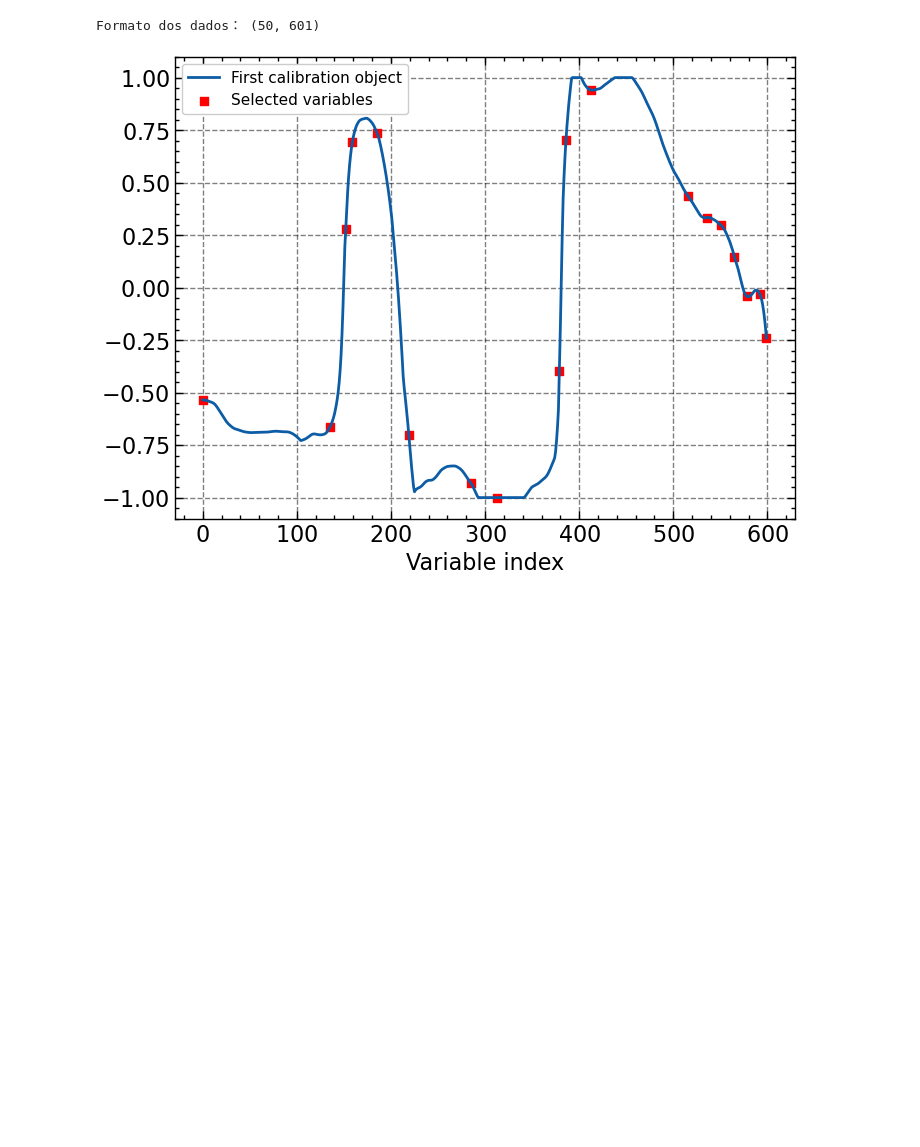
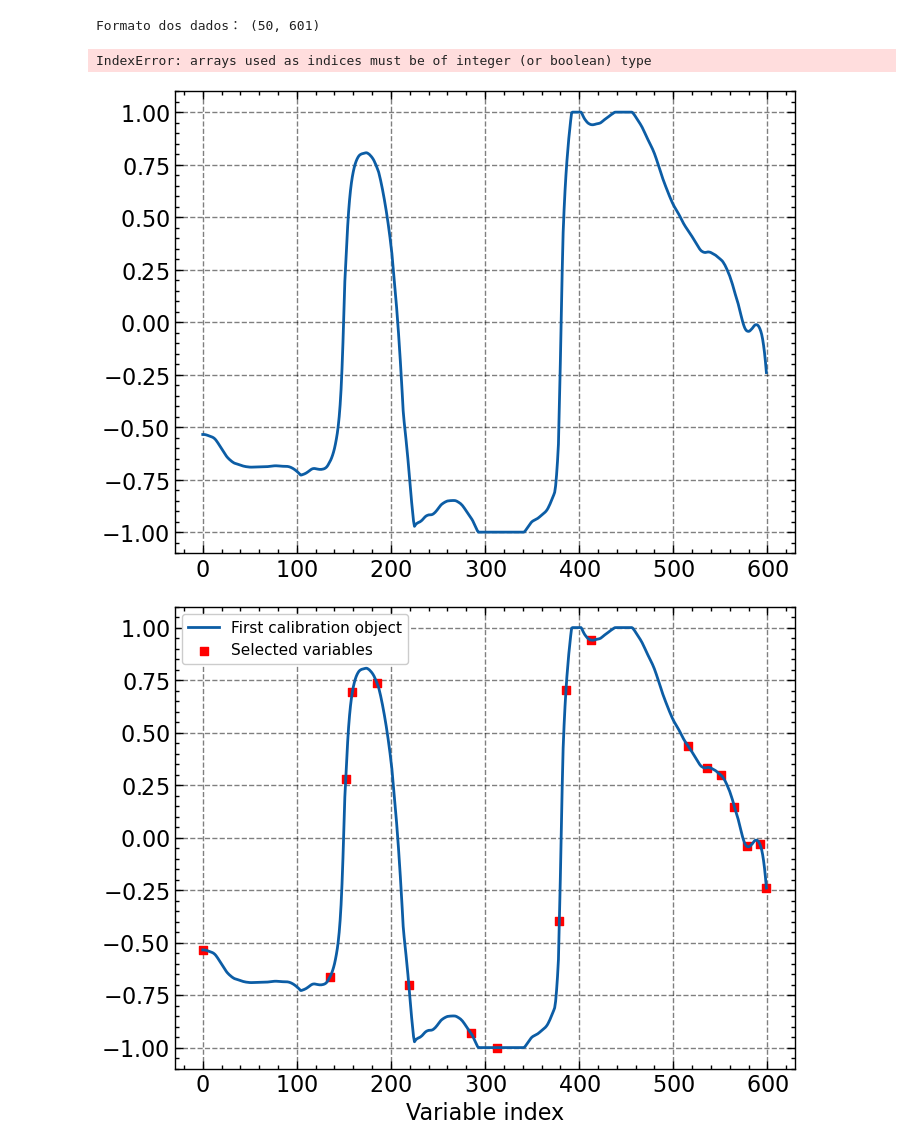
Before and after one commit to yanvgf/successive-projections-algorithm, a Jupyter notebook: Implementacoes/aps.ipynb, the cells around one changed output. Cells and saved outputs as stored; diff of their text form; code cells hidden in the pictures; blank space fills up the shorter version.

Commit message:
Adiçionar opção de plot à função spa()

```diff
--- a/Implementacoes/aps.ipynb
+++ b/Implementacoes/aps.ipynb
@@ -217,7 +217,7 @@ def optimize_hyperparameters(SEL_all, xcal, ycal, M_min, M_max, xval=None, yval=
 
     return(SEL_star)
 # %%
-def spa(xcal, ycal, xval=None, yval=None, M_min=1, M_max=None):
+def spa(xcal, ycal, xval=None, yval=None, M_min=1, M_max=None, plot=True):
     """Executa seleção de variáveis baseada nas duas primeiras fases do Algoritmo das Projeções Sucessivas
 
     Input:
@@ -260,8 +260,19 @@ def spa(xcal, ycal, xval=None, yval=None, M_min=1, M_max=None):
 
     # Fase 2: Grid-search para obter par (k, M) que produz o melhor modelo
     SEL_star = optimize_hyperparameters(SEL_all, xcal, ycal, M_min, M_max, xval, yval)
+    SEL_star = SEL_star.astype(int)
 
-    return(SEL_star.astype(int))
+    if plot is True:
+        # Vou marcar os comprimentos de onda selecionados em cima da primeira amostra de calibração,
+        # como os autores originais fazem no GUI
+        plt.plot(xcal[0, :])
+        plt.scatter(SEL_star, xcal[0, SEL_star], marker='s', color='r')
+        plt.legend(['First calibration object', 'Selected variables'],
+                fontsize=11, frameon=True, loc='best')
+        plt.xlabel('Variable index')
+        plt.show()
+
+    return(SEL_star)
 # %% [markdown]
 ---
 # %% [markdown]
@@ -308,13 +319,17 @@ xcal, xval, ycal, yval = train_test_split(x_scaled, y, test_size=0.4, random_sta
 # %%
 # Execução das duas primeiras fases do SPA
 #
 # O autor original utiliza a terceira fase também, mas ela não é interessante ainda
 # para as aplicações que eu quero dar para o algoritmo
 #
 # SEL é o conjunto de variáveis selecionadas
 SEL = spa(xcal, ycal,
         M_min=2, M_max=28,
-        xval=xval, yval=yval)
+        xval=xval, yval=yval,
+        plot=True)
+# %% [output]
+IndexError: arrays used as indices must be of integer (or boolean) type
+[figure, added]
 # %%
 # Vou marcar os comprimentos de onda selecionados em cima da primeira amostra de calibração,
 # como os autores originais fazem no GUI
```
Also changed, not shown: parts of 1 cell of this notebook.
